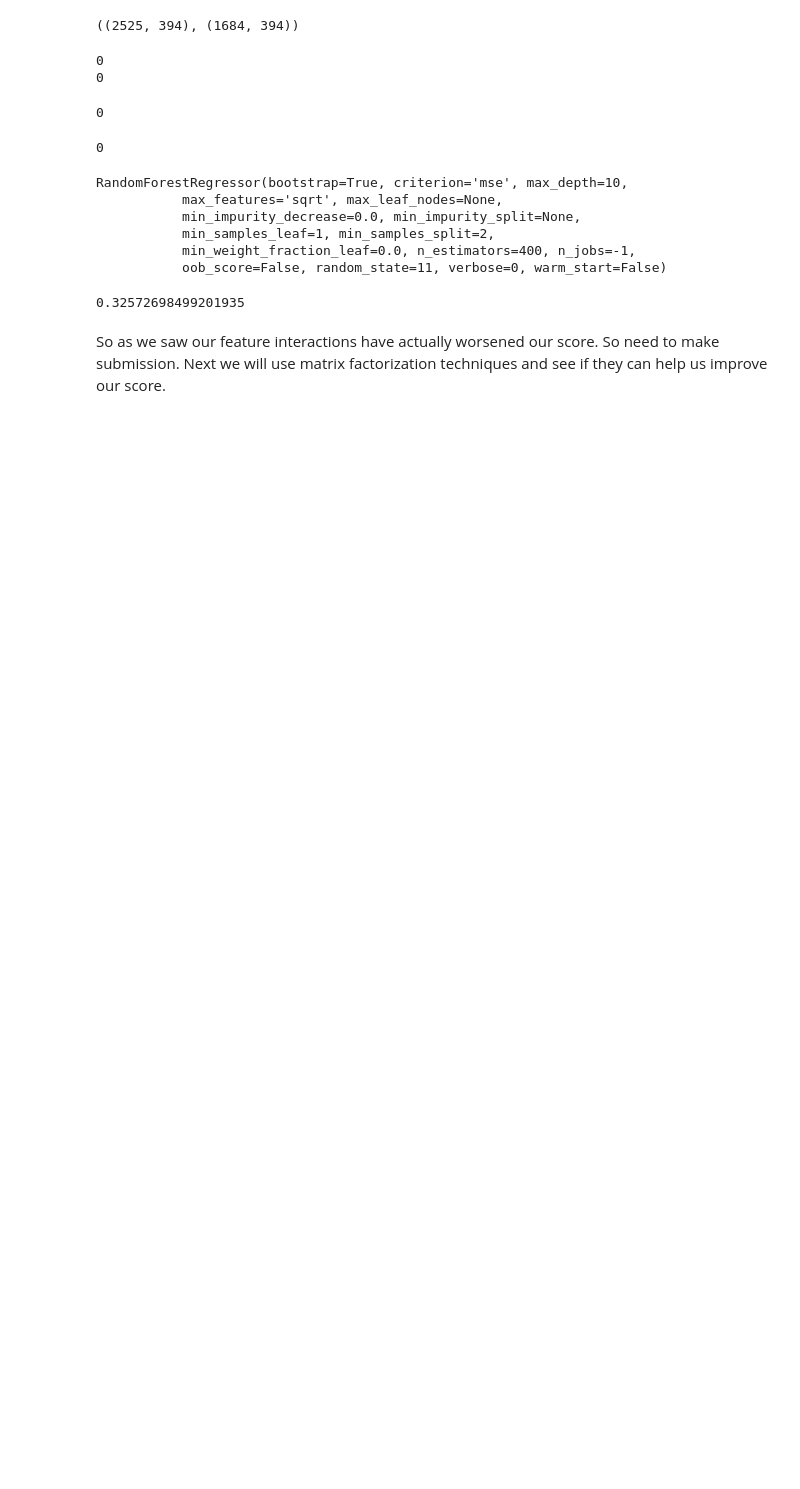
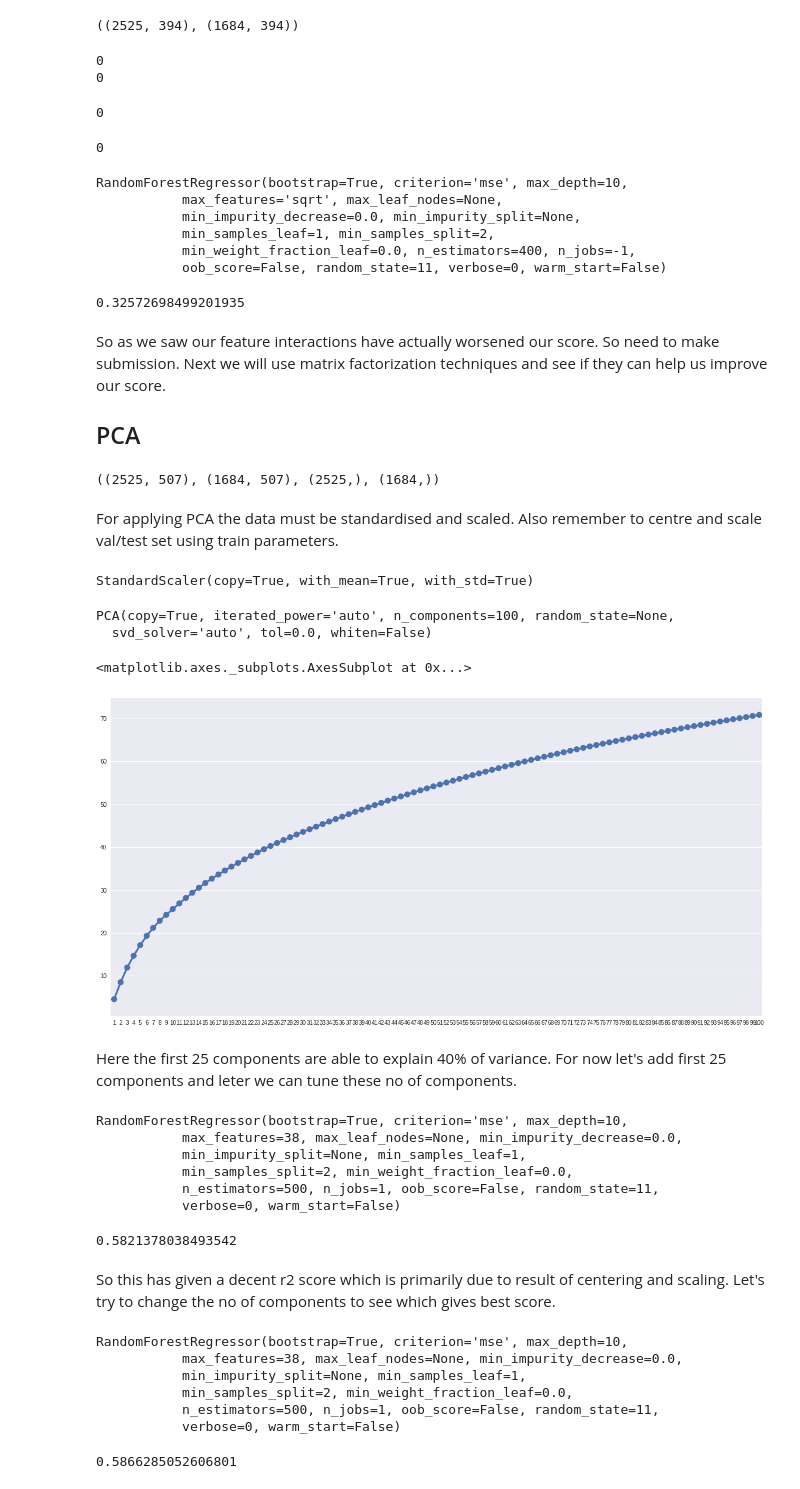
Before and after one commit to skakshay/Merc-Benz-Manufacturing, a Jupyter notebook: nb2.ipynb, the cells around one changed output. Saved outputs shown, nothing was run; the diff lists cells and outputs as text; code cells hidden in the pictures; blank space fills up the shorter version.

```diff
--- a/nb2.ipynb
+++ b/nb2.ipynb
@@ -1490,3 +1494,36 @@ r2_score(y_pred, y_val)
 0.32572698499201935
 # %% [markdown]
 So as we saw our feature interactions have actually worsened our score. So need to make submission. Next we will use matrix factorization techniques and see if they can help us improve our score.
+
+## PCA
+# %%
+X_ohe_train, X_ohe_val, y_train, y_val = train_test_split(X_ohe, y, test_size=0.4, random_state=random_state)
+X_ohe_train.shape, X_ohe_val.shape, y_train.shape, y_val.shape
+# %% [output]
+((2525, 507), (1684, 507), (2525,), (1684,))
+# %% [markdown]
+For applying PCA the data must be standardised and scaled. Also remember to centre and scale val/test set using train parameters.
+# %%
+sca = StandardScaler()
+sca.fit(X_ohe_train)
+X_ohe_train_cs = sca.transform(X_ohe_train)
+X_ohe_val_cs = sca.transform(X_ohe_val)
+# %% [output]
+StandardScaler(copy=True, with_mean=True, with_std=True)
+# %%
+pca = PCA(n_components=100)
+pca.fit(X_ohe_train_cs)
+train_pca = pca.transform(X_ohe_train_cs)
+val_pca = pca.transform(X_ohe_val_cs)
+# %% [output]
+PCA(copy=True, iterated_power='auto', n_components=100, random_state=None,
+  svd_solver='auto', tol=0.0, whiten=False)
+# %%
+sns.set_style('darkgrid')
+_,ax = plt.subplots(figsize=(20,10))
+sns.pointplot([i for i in range(1,101)], y=np.cumsum(pca.explained_variance_ratio_)*100)
+# %% [output]
+<matplotlib.axes._subplots.AxesSubplot at 0x...>
+[figure, added]
+# %% [markdown]
+Here the first 25 components are able to explain 40% of variance. For now let's add first 25 components and leter we can tune these no of components.
@@ -1492,0 +1534,17 @@ So as we saw our feature interactions have actually worsened our score. So need
+# %%
+rf = RandomForestRegressor(n_estimators=500, max_features=38, max_depth=10, random_state=random_state)
+rf.fit(X_train_pca.drop(drop_feat, axis=1), y_train)
+# %% [output]
+RandomForestRegressor(bootstrap=True, criterion='mse', max_depth=10,
+           max_features=38, max_leaf_nodes=None, min_impurity_decrease=0.0,
+           min_impurity_split=None, min_samples_leaf=1,
+           min_samples_split=2, min_weight_fraction_leaf=0.0,
+           n_estimators=500, n_jobs=1, oob_score=False, random_state=11,
+           verbose=0, warm_start=False)
+# %%
+y_pred = rf.predict(X_val_pca.drop(drop_feat, axis=1))
+r2_score(y_val, y_pred)
+# %% [output]
+0.5821378038493542
+# %% [markdown]
+So this has given a decent r2 score which is primarily due to result of centering and scaling. Let's try to change the no of components to see which gives best score.
@@ -1492,0 +1558,15 @@ So as we saw our feature interactions have actually worsened our score. So need
+# %%
+rf = RandomForestRegressor(n_estimators=500, max_features=38, max_depth=10, random_state=random_state)
+rf.fit(X_train_pca.drop(drop_feat, axis=1), y_train)
+# %% [output]
+RandomForestRegressor(bootstrap=True, criterion='mse', max_depth=10,
+           max_features=38, max_leaf_nodes=None, min_impurity_decrease=0.0,
+           min_impurity_split=None, min_samples_leaf=1,
+           min_samples_split=2, min_weight_fraction_leaf=0.0,
+           n_estimators=500, n_jobs=1, oob_score=False, random_state=11,
+           verbose=0, warm_start=False)
+# %%
+y_pred = rf.predict(X_val_pca.drop(drop_feat, axis=1))
+r2_score(y_val, y_pred)
+# %% [output]
+0.5866285052606801
```
Also changed, not shown: parts of 13 cells of this notebook, 1 other file.
